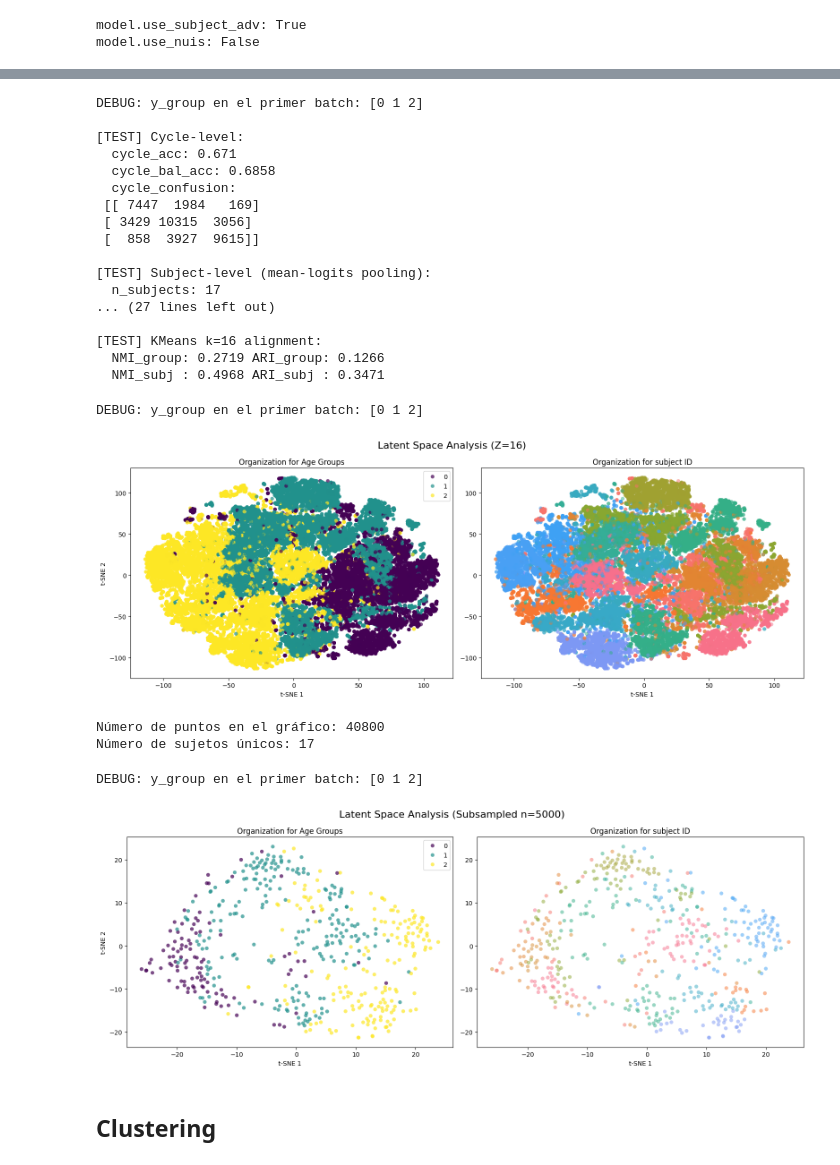
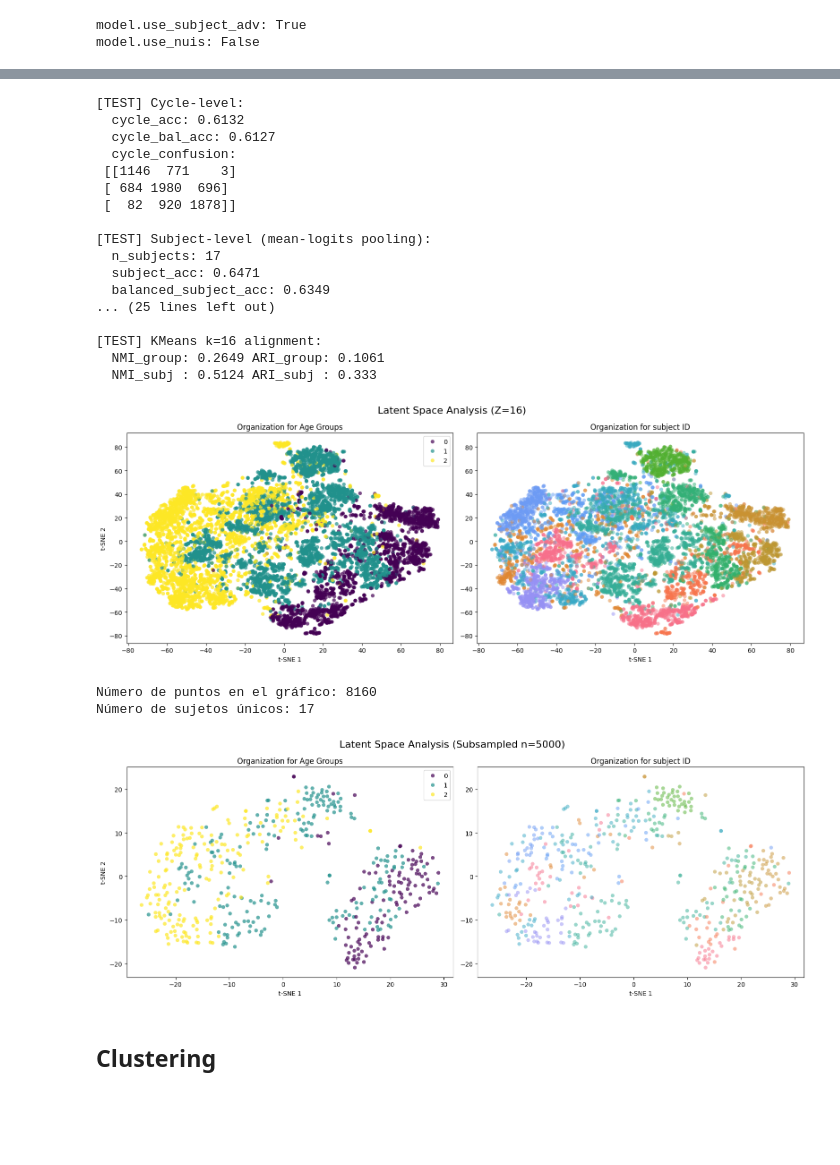
Before and after one commit to carmare13/Gait-Stability, a Jupyter notebook: NoteBooks/LSTM_AEV2.ipynb, the cells around one changed output, grey strips where cells are left out. Cells and saved outputs as stored; diff of their text form; code cells hidden in the pictures; blank space fills up the shorter version.

```diff
--- a/NoteBooks/LSTM_AEV2.ipynb
+++ b/NoteBooks/LSTM_AEV2.ipynb
@@ -250,7 +347,7 @@ n_subjects = n_subjects_total
 model = SemiSupAE(
     steps=100,
     in_dim=321,
-    latent=16,
+    latent=10,
     n_group=n_group,
     n_subjects=n_subjects,
     n_nuisance=n_nuisance
@@ -258,7 +355,9 @@ model = SemiSupAE(
 
 teacher = EMATeacher(model, ema=0.995)
 
-optimizer = optim.AdamW(model.parameters(), lr=1e-4, weight_decay=1e-4)
+
+
+optimizer = optim.AdamW(model.parameters(), lr=5e-5, weight_decay=1e-4)
 
 # Pesos científicos recomendados
 weights = dict(
@@ -272,11 +371,17 @@ weights = dict(
 )
 
 pseudo_thresh = 0.95
-steps_per_epoch = 40
-val_steps = 20
+steps_per_epoch = 60 # 328122/288=1139
+val_steps = 20 # 400/288=1.38 -> solo 2 batches de validación para evaluación rápida durante el desarrollo
 # %%
 # Funciones de entrenamiento y evaluación por época
 class GaitAugmentor:
+    """
+    Strong-but-safe augmentations for kinematic time series x:[B,T,C].
+    - jitter: Gaussian noise
+    - scaling: per-channel random gain
+    - channel dropout: randomly zero some channels (simulates sensor dropout)
+    """
     def __init__(self, sigma=0.015, scale_range=(0.95, 1.05), ch_dropout_prob=0.02):
         self.sigma = sigma
         self.scale_range = scale_range
@@ -917,8 +1187,19 @@ SemiSupAE(
 # %%
 # Extract latents
-Z_train, Y_group_train, Y_subj_train, _, meta_train = extract_latents(train_loader, model, pack_batch, subject_to_idx, max_steps=200, device=device, return_meta_raw=True)
-Z_val, Y_group_val, Y_subj_val, _, meta_val = extract_latents(val_loader, model, pack_batch, subject_to_idx, max_steps=200, device=device, return_meta_raw=True)
-Z_test, Y_group_test, Y_subj_test, _, meta_test = extract_latents(test_loader, model, pack_batch, subject_to_idx, max_steps=200, device=device, return_meta_raw=True)
+Z_train, Y_group_train, Y_subj_train, logits_train, meta_train = extract_latents(train_loader, model, pack_batch, subject_to_idx, max_steps=300, device=device, return_meta_raw=True)
+Z_val, Y_group_val, Y_subj_val, logits_val, meta_val,cid_val,stats_val = extract_latents_multi_epoch(val_loader, model, pack_batch, subject_to_idx,n_epochs=60, max_steps_per_epoch=None, device=device, return_meta_raw=True, verbose=False)
+Z_test, Y_group_test, Y_subj_test, logits_test, meta_test,cid_test,stats_test = extract_latents_multi_epoch(test_loader, model, pack_batch, subject_to_idx,n_epochs=60, max_steps_per_epoch=None, device=device, return_meta_raw=True, verbose=False)
+print("Shape Z_train:", Z_train.shape)
+print("Unique groups in train:", np.unique(Y_group_train))
+print("Unique mapped subjects in train:", np.unique(Y_subj_train))
+print("Shape Z_val:", Z_val.shape)
+print("Unique groups in val:", np.unique(Y_group_val))
+print("Unique mapped subjects in val:", np.unique(Y_subj_val))
+print("Shape Z_test:", Z_test.shape)
+print("Unique groups in test:", np.unique(Y_group_test))
+print("Unique mapped subjects in test:", np.unique(Y_subj_test))
+print(stats_val)
+print(stats_test)
 # %% [output]
 DEBUG: y_group unique in first batch: [0 1 2]
 DEBUG: y_group unique in first batch: [0 1 2]
@@ -943,7 +1238,11 @@ Train Acc: 0.9816 | Test Acc: 0.6819
 # %%
 # RUN ON TEST LOADER
 # ---------------------------
-Zt, yt, subjt, logitst = extract_latents(test_loader, model, pack_batch, max_steps=300, device=next(model.parameters()).device)
+Zt= Z_test
+yt = Y_group_test
+subjt = Y_subj_test
+logitst = logits_test
+
 # Mezcla manual de los arrays extraídos
 indices = np.random.permutation(len(Zt))
 Zt_shuffled = Zt[indices]
@@ -988,30 +1287,30 @@ for k in [3, 6, 9, 12, 16]:
     print("  NMI_group:", round(cl["NMI_group"], 4), "ARI_group:", round(cl["ARI_group"], 4))
     print("  NMI_subj :", round(cl["NMI_subject"], 4), "ARI_subj :", round(cl["ARI_subject"], 4))
 # %% [output]
-DEBUG: y_group en el primer batch: [0 1 2]
-
 [TEST] Cycle-level:
-  cycle_acc: 0.671
-  cycle_bal_acc: 0.6858
+  cycle_acc: 0.6132
+  cycle_bal_acc: 0.6127
   cycle_confusion:
- [[ 7447  1984   169]
- [ 3429 10315  3056]
- [  858  3927  9615]]
+ [[1146  771    3]
+ [ 684 1980  696]
+ [  82  920 1878]]
 
 [TEST] Subject-level (mean-logits pooling):
   n_subjects: 17
-... (27 lines left out)
+  subject_acc: 0.6471
+  balanced_subject_acc: 0.6349
+... (25 lines left out)
 
 [TEST] KMeans k=16 alignment:
-  NMI_group: 0.2719 ARI_group: 0.1266
-  NMI_subj : 0.4968 ARI_subj : 0.3471
+  NMI_group: 0.2649 ARI_group: 0.1061
+  NMI_subj : 0.5124 ARI_subj : 0.333
 # %%
 # 2D tsne latents groups and subjects
 import matplotlib.pyplot as plt
 from sklearn.manifold import TSNE
 import seaborn as sns
 
-Zt, yt, subjt, logitst = extract_latents(test_loader, model, pack_batch, max_steps=300, device=next(model.parameters()).device)
+#Z_t, yt, Y_subjt, logitst, meta_test,cid_test,stats_test = extract_latents_multi_epoch(test_loader, model, pack_batch, subject_to_idx,n_epochs=60, max_steps_per_epoch=None, device=device, return_meta_raw=True, verbose=False)
 
 def plot_final_tsne(Z, y_group, subj_ids, title="Latent Space Analysis (Z=16)"):
     # 1. Calcular T-SNE
@@ -1042,13 +1341,12 @@ plot_final_tsne(Zt, yt, subjt)
 print(f"Número de puntos en el gráfico: {Zt.shape[0]}")
 print(f"Número de sujetos únicos: {len(np.unique(subjt))}")
 # %% [output]
+[figure, new version]
-DEBUG: y_group en el primer batch: [0 1 2]
+Número de puntos en el gráfico: 8160
+Número de sujetos únicos: 17
-[figure, old version]
-Número de puntos en el gráfico: 40800
-Número de sujetos únicos: 17
 # %%
 # 2D tsne latents groups and subjects (SUBSAMPLE)
-Zt, yt, subjt, logitst = extract_latents(test_loader, model, pack_batch, max_steps=200, device=next(model.parameters()).device)
+#Z_t, yt, Y_subjt, logitst, meta_test,cid_test,stats_test = extract_latents_multi_epoch(test_loader, model, pack_batch, subject_to_idx,n_epochs=60, max_steps_per_epoch=None, device=device, return_meta_raw=True, verbose=False)
 def plot_final_tsne(Z, y_group, subj_ids, title="Latent Space Analysis (Z=16)"):
     # 1. Calcular T-SNE
     tsne = TSNE(n_components=2, random_state=42, perplexity=30)
@@ -1059,35 +1357,34 @@ def plot_final_tsne(Z, y_group, subj_ids, title="Latent Space Analysis (Z=16)"):
 
     # Panel A:
     sns.scatterplot(x=z_2d[:, 0], y=z_2d[:, 1], hue=y_group,
                     palette="viridis", ax=ax1, alpha=0.7, edgecolor='none')
     ax1.set_title("Organization for Age Groups")
     ax1.set_xlabel("t-SNE 1")
     ax1.set_ylabel("t-SNE 2")
 
     # Panel B:
     sns.scatterplot(x=z_2d[:, 0], y=z_2d[:, 1], hue=subj_ids,
                     palette="husl", ax=ax2, alpha=0.5, edgecolor='none', legend=False)
     ax2.set_title("Organization for subject ID")
     ax2.set_xlabel("t-SNE 1")
     plt.suptitle(title, fontsize=16)
     plt.tight_layout()
     plt.show()
 
 n_samples_plot = min(500, len(Zt_shuffled))
 
 # 2. Generar índices aleatorios
 indices_plot = np.random.choice(len(Zt_shuffled), n_samples_plot, replace=False)
 
 # 3. Crear subconjuntos solo para el gráfico
 Z_plot = Zt_shuffled[indices_plot]
 y_plot = yt_shuffled[indices_plot]
 s_plot = subjt_shuffled[indices_plot]
 
 # 4. Graficar (ahora se verá mucho más nítido)
 plot_final_tsne(Z_plot, y_plot, s_plot, title="Latent Space Analysis (Subsampled n=5000)")
 # %% [output]
-DEBUG: y_group en el primer batch: [0 1 2]
-[figure, old version]
+[figure, new version]
 # %%
 # 3D tsne latents groups and subjects (SUBSAMPLED)
 import plotly.express as px
```
Also changed, not shown: parts of 26 cells of this notebook, 13 other files.
